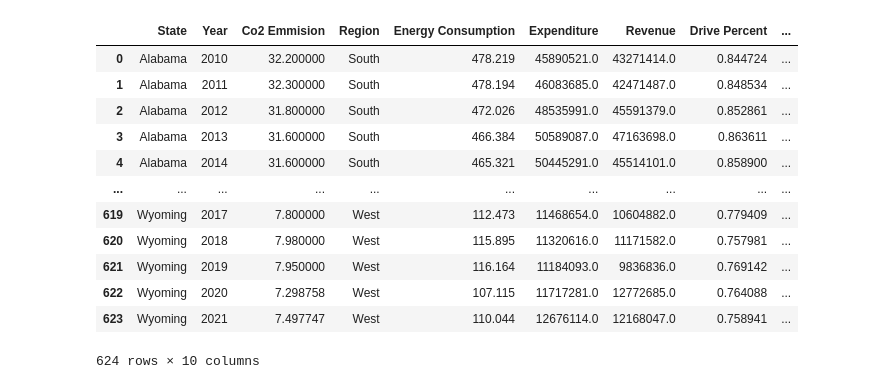
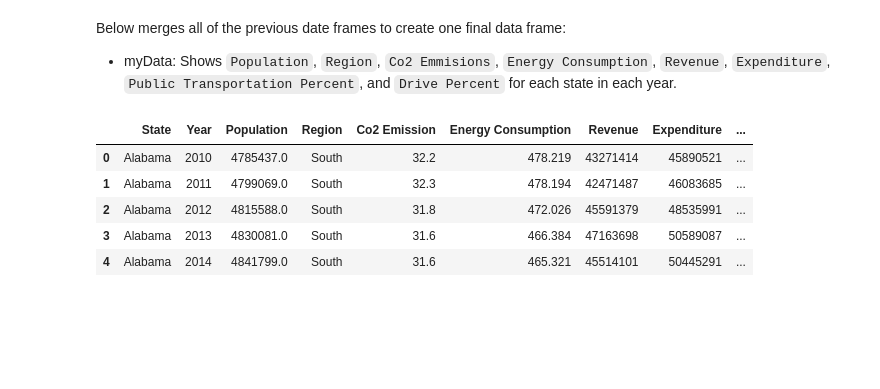
Before and after one commit to wkapner/GSB544Project, a Jupyter notebook: ProjectDan.ipynb, the cells around one changed output. Saved outputs shown, nothing was run; the diff lists cells and outputs as text; code cells hidden in the pictures; blank space fills up the shorter version.

Commit message:
myData

```diff
--- a/ProjectDan.ipynb
+++ b/ProjectDan.ipynb
@@ -44,5 +52,9 @@ years = [year for year in range(2010, 2022)]
 # %%
+warnings.filterwarnings("ignore", category=pd.errors.SettingWithCopyWarning)
+
+# Read energy data set
 energy = pd.read_csv("EnergyData.csv", encoding='UTF-16', delimiter = "\t")
+
 # Get transportation sector only
 transport_energy = energy[energy["Sector"] == "Transportation"]
 
@@ -53,19 +65,22 @@ grouped_transport_energy = transport_energy.groupby(["State", 'Year of Year', 'M
 grouped_transport_energy_consm = grouped_transport_energy[grouped_transport_energy['Measure'] == "Energy consumption (trillion Btu)"]
 grouped_transport_energy_co2 = grouped_transport_energy[grouped_transport_energy['Measure'] == "Carbon dioxide emissions (million metric tons)"]
 
-grouped_transport_energy_co2["Measure"] = "Co2"
+# Change col name to year, use only wanted years
 grouped_transport_energy_co2.rename(columns={"Year of Year": "Year"}, inplace=True)
 transport_co2 = grouped_transport_energy_co2[grouped_transport_energy_co2["Year"].isin(years)].reset_index(drop=True)
 
-transport_co2.rename(columns={"Pivot Field Values": "Co2 Emmision"}, inplace=True)
+# Change name to reflect Co2 df and drop Measure
+transport_co2.rename(columns={"Pivot Field Values": "Co2 Emission"}, inplace=True)
 transport_co2_f = transport_co2.drop(columns= "Measure")
 
-grouped_transport_energy_consm["Measure"] = "Energy Consumption"
+# Do again for energy consumption
 grouped_transport_energy_consm.rename(columns={"Year of Year": "Year"}, inplace=True)
 transport_energy = grouped_transport_energy_consm[grouped_transport_energy_consm["Year"].isin(years)].reset_index(drop=True)
-
 transport_energy.rename(columns={"Pivot Field Values": "Energy Consumption"}, inplace=True)
 transport_energy_f = transport_energy.drop(columns= "Measure")
 
+# Create column for region
 transport_co2_f["Region"] = transport_co2_f["State"].apply(state_to_region)
 transport_energy_f["Region"] = transport_energy_f["State"].apply(state_to_region)
+transport_co2_ff = transport_co2_f[transport_co2_f["Region"] != "US Territory"]
+transport_energy_ff = transport_energy_f[transport_energy_f["Region"] != "US Territory"]
@@ -264,32 +226,30 @@ See the caveats in the documentation: https://pandas.pydata.org/pandas-docs/stab
+# %% [markdown]
+Below merges all of the previous date frames to create one final data frame:
+
+- myData: Shows `Population`, `Region`, `Co2 Emmisions`, `Energy Consumption`, `Revenue`, `Expenditure`, `Public Transportation Percent`, and `Drive Percent` for each state in each year.
 # %%
 dfs_to_merge = [
-    transport_co2_f,
-    transport_energy_f,
+    population_final,
+    transport_co2_ff,
+    transport_energy_ff,
+    revenue_aggregated,
     exp_aggregated,
-    revenue_aggregated,
-    commute_dr_drop2,
     commute_pt_drop2,
-    population_final
+    commute_dr_drop2
 ]
 
 # Starting with the first DataFrame and merging iteratively
 merged_data = dfs_to_merge[0]
 for df in dfs_to_merge[1:]:
     merged_data = pd.merge(merged_data, df, on=["State", "Year", "Region"], how="left")
 
 
-merged_data
+myData = merged_data.dropna()
+myData.head()
 # %% [output]
-|  | State | Year | Co2 Emmision | Region | Energy Consumption | Expenditure | Revenue | Drive Percent | ... |
-| 0 | Alabama | 2010 | 32.200000 | South | 478.219 | 45890521.0 | 43271414.0 | 0.844724 | ... |
-| 1 | Alabama | 2011 | 32.300000 | South | 478.194 | 46083685.0 | 42471487.0 | 0.848534 | ... |
-| 2 | Alabama | 2012 | 31.800000 | South | 472.026 | 48535991.0 | 45591379.0 | 0.852861 | ... |
-| 3 | Alabama | 2013 | 31.600000 | South | 466.384 | 50589087.0 | 47163698.0 | 0.863611 | ... |
-| 4 | Alabama | 2014 | 31.600000 | South | 465.321 | 50445291.0 | 45514101.0 | 0.858900 | ... |
-| ... | ... | ... | ... | ... | ... | ... | ... | ... | ... |
-| 619 | Wyoming | 2017 | 7.800000 | West | 112.473 | 11468654.0 | 10604882.0 | 0.779409 | ... |
-| 620 | Wyoming | 2018 | 7.980000 | West | 115.895 | 11320616.0 | 11171582.0 | 0.757981 | ... |
-| 621 | Wyoming | 2019 | 7.950000 | West | 116.164 | 11184093.0 | 9836836.0 | 0.769142 | ... |
-| 622 | Wyoming | 2020 | 7.298758 | West | 107.115 | 11717281.0 | 12772685.0 | 0.764088 | ... |
-| 623 | Wyoming | 2021 | 7.497747 | West | 110.044 | 12676114.0 | 12168047.0 | 0.758941 | ... |
+|  | State | Year | Population | Region | Co2 Emission | Energy Consumption | Revenue | Expenditure | ... |
+| 0 | Alabama | 2010 | 4785437.0 | South | 32.2 | 478.219 | 43271414 | 45890521 | ... |
+| 1 | Alabama | 2011 | 4799069.0 | South | 32.3 | 478.194 | 42471487 | 46083685 | ... |
+| 2 | Alabama | 2012 | 4815588.0 | South | 31.8 | 472.026 | 45591379 | 48535991 | ... |
+| 3 | Alabama | 2013 | 4830081.0 | South | 31.6 | 466.384 | 47163698 | 50589087 | ... |
+| 4 | Alabama | 2014 | 4841799.0 | South | 31.6 | 465.321 | 45514101 | 50445291 | ... |
-624 rows × 10 columns
```
Also changed, not shown: parts of 13 cells of this notebook.
